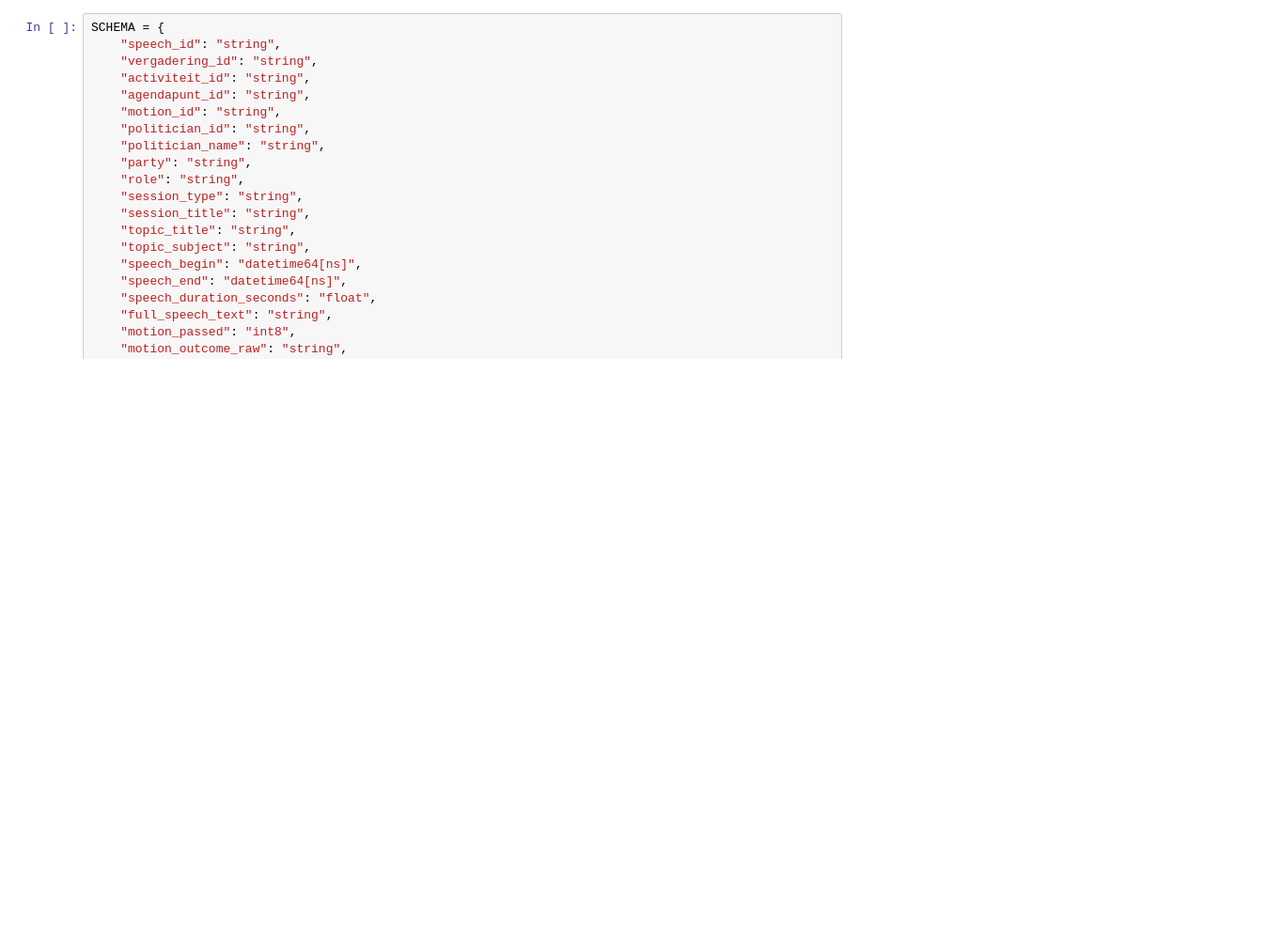
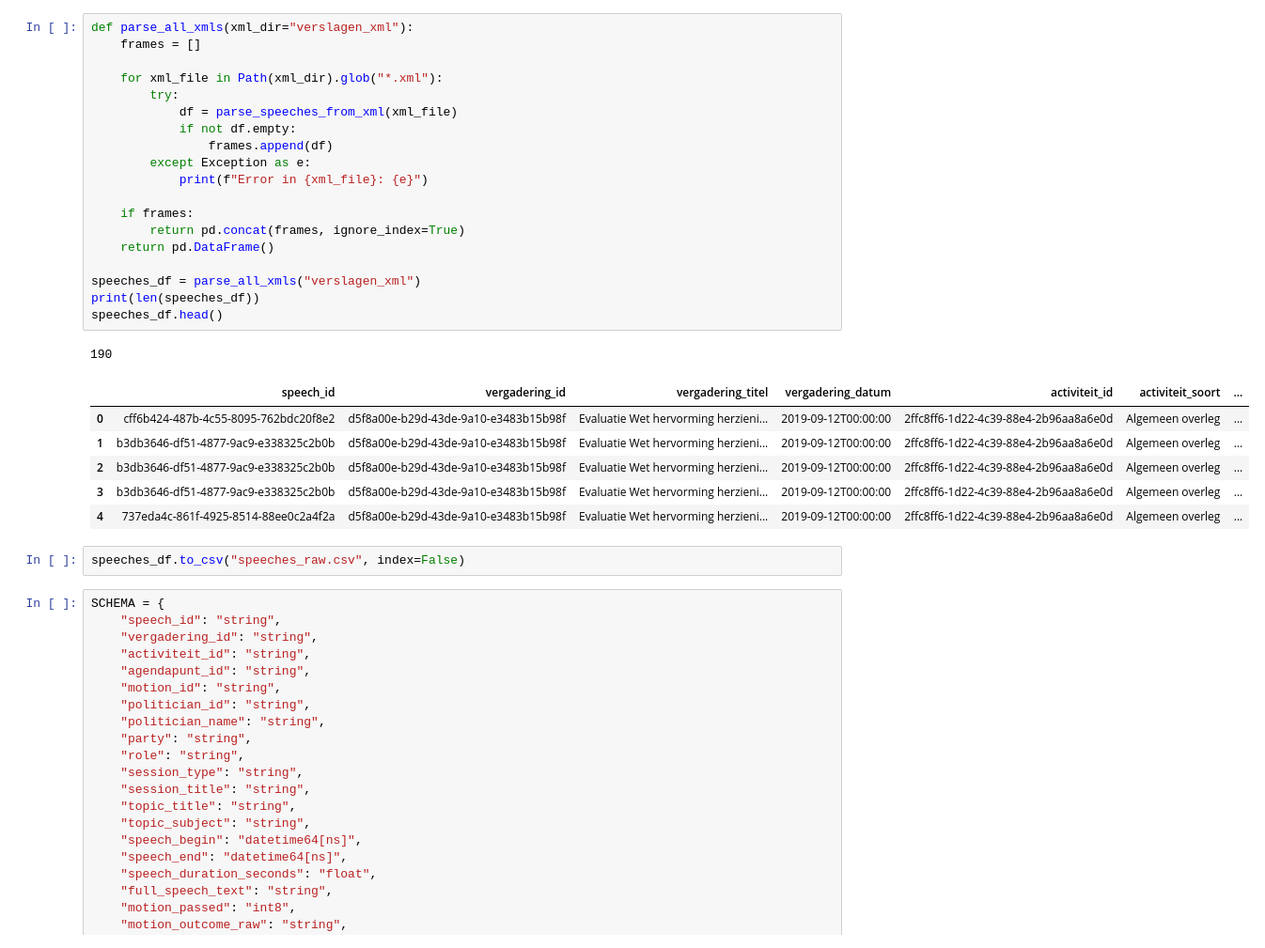
Before and after one commit to DanWanschitz/tweedekamer, a Jupyter notebook: tweedekamer_scraping.ipynb, the cells around one changed output. Shown at 94% size. Drawn from its saved outputs; the diff is of its cells as text; blank space fills up the shorter version.

```diff
--- a/tweedekamer_scraping.ipynb
+++ b/tweedekamer_scraping.ipynb
@@ -1,3 +166,32 @@
+# %%
+def parse_all_xmls(xml_dir="verslagen_xml"):
+    frames = []
+
+    for xml_file in Path(xml_dir).glob("*.xml"):
+        try:
+            df = parse_speeches_from_xml(xml_file)
+            if not df.empty:
+                frames.append(df)
+        except Exception as e:
+            print(f"Error in {xml_file}: {e}")
+
+    if frames:
+        return pd.concat(frames, ignore_index=True)
+    return pd.DataFrame()
+
+speeches_df = parse_all_xmls("verslagen_xml")
+print(len(speeches_df))
+speeches_df.head()
+# %% [output]
+190
+|  | speech_id | vergadering_id | vergadering_titel | vergadering_datum | activiteit_id | activiteit_soort | ... |
+| 0 | cff6b424-487b-4c55-8095-762bdc20f8e2 | d5f8a00e-b29d-43de-9a10-e3483b15b98f | Evaluatie Wet hervorming herzieni... | 2019-09-12T00:00:00 | 2ffc8ff6-1d22-4c39-88e4-2b96aa8a6e0d | Algemeen overleg | ... |
+| 1 | b3db3646-df51-4877-9ac9-e338325c2b0b | d5f8a00e-b29d-43de-9a10-e3483b15b98f | Evaluatie Wet hervorming herzieni... | 2019-09-12T00:00:00 | 2ffc8ff6-1d22-4c39-88e4-2b96aa8a6e0d | Algemeen overleg | ... |
+| 2 | b3db3646-df51-4877-9ac9-e338325c2b0b | d5f8a00e-b29d-43de-9a10-e3483b15b98f | Evaluatie Wet hervorming herzieni... | 2019-09-12T00:00:00 | 2ffc8ff6-1d22-4c39-88e4-2b96aa8a6e0d | Algemeen overleg | ... |
+| 3 | b3db3646-df51-4877-9ac9-e338325c2b0b | d5f8a00e-b29d-43de-9a10-e3483b15b98f | Evaluatie Wet hervorming herzieni... | 2019-09-12T00:00:00 | 2ffc8ff6-1d22-4c39-88e4-2b96aa8a6e0d | Algemeen overleg | ... |
+| 4 | 737eda4c-861f-4925-8514-88ee0c2a4f2a | d5f8a00e-b29d-43de-9a10-e3483b15b98f | Evaluatie Wet hervorming herzieni... | 2019-09-12T00:00:00 | 2ffc8ff6-1d22-4c39-88e4-2b96aa8a6e0d | Algemeen overleg | ... |
+# %%
+speeches_df.to_csv("speeches_raw.csv", index=False)
 # %%
 SCHEMA = {
     "speech_id": "string",
```
Also changed, not shown: parts of 11 cells of this notebook.
